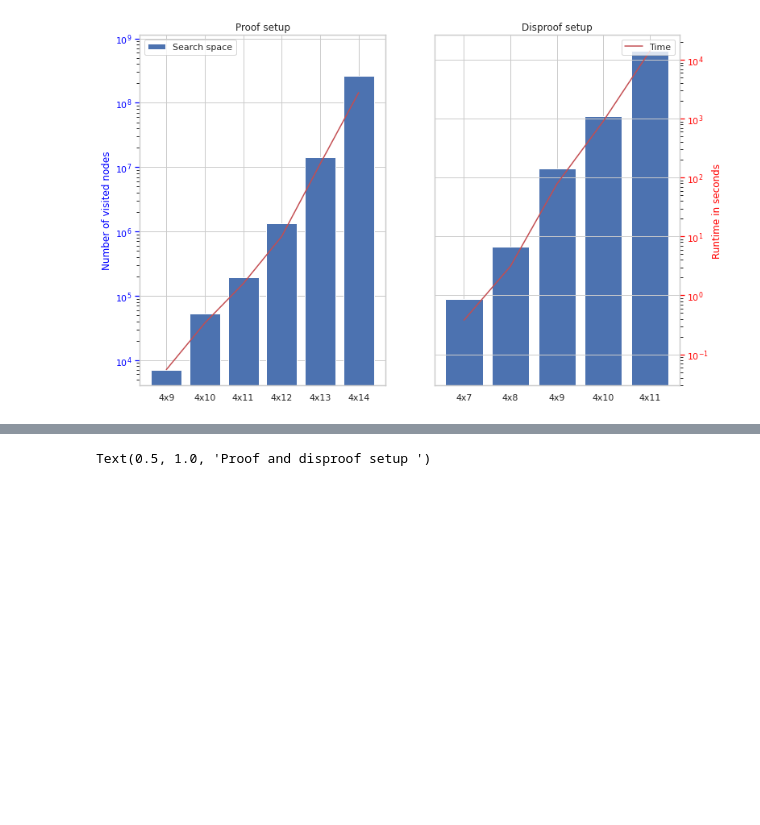
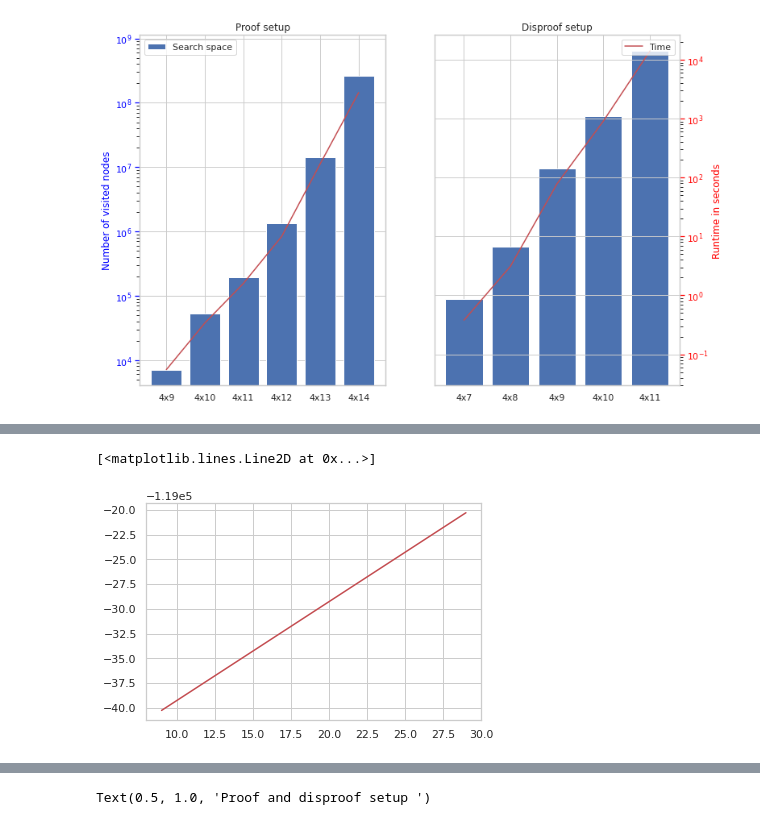
Before and after one commit to dczifra/proving-gobang, a Jupyter notebook: paper2.ipynb, the cells around one changed output, grey strips where cells are left out. Saved outputs shown, nothing was run; the diff lists cells and outputs as text; code cells hidden in the pictures; blank space fills up the shorter version.

```diff
--- a/paper2.ipynb
+++ b/paper2.ipynb
@@ -92,0 +134,5 @@ plt.show()
+# %%
+plt.plot((x[0], x[-1]),(y[0], y[-1]), c='r')
+# %% [output]
+[<matplotlib.lines.Line2D at 0x...>]
+[figure, added]
```
Also changed, not shown: parts of 7 cells of this notebook.
